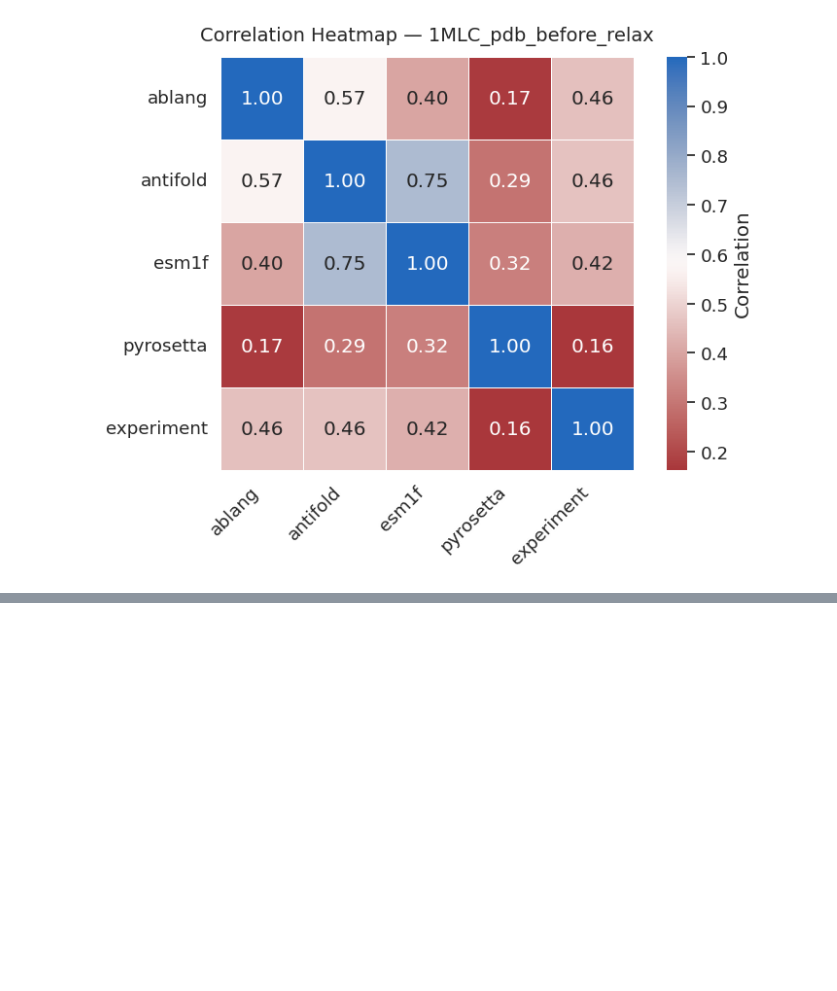
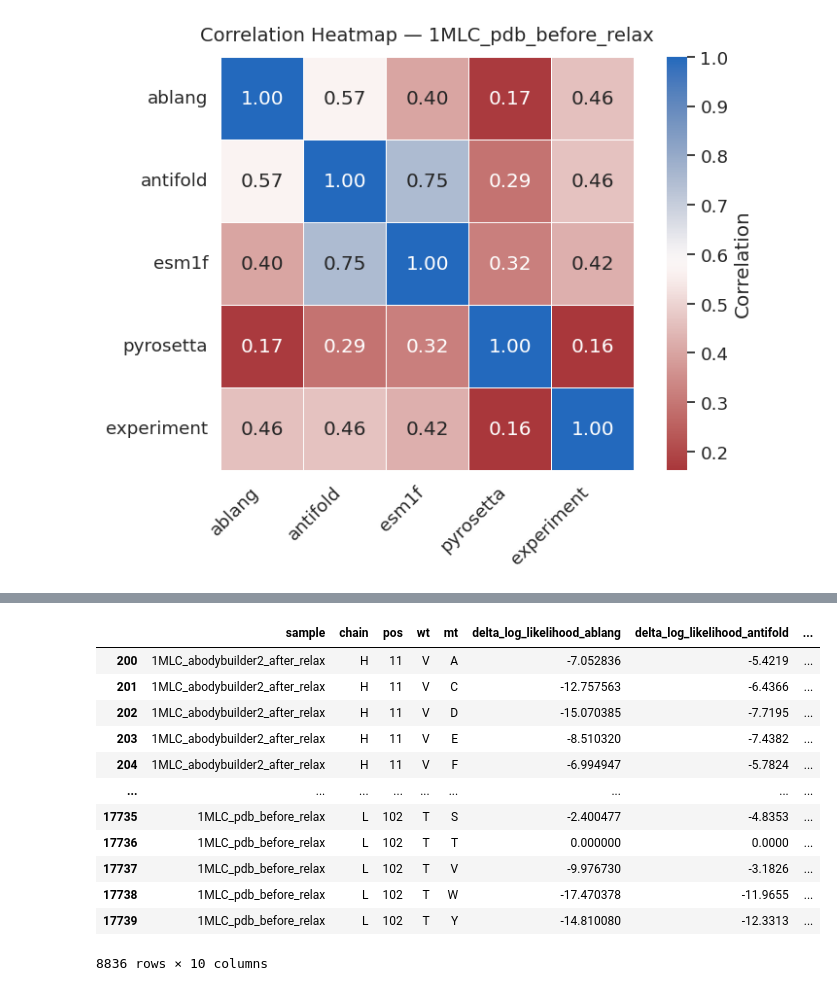
Before and after one commit to WenyueDai/Benchmark_point_mutation_antibody_VHH, a Jupyter notebook: benchmark_results/playground_mAb_DMS/20250715_thermo_mAb.ipynb, the cells around one changed output, grey strips where cells are left out. Saved outputs shown, nothing was run; the diff lists cells and outputs as text; code cells hidden in the pictures; blank space fills up the shorter version.

```diff
--- a/benchmark_results/playground_mAb_DMS/20250715_thermo_mAb.ipynb
+++ b/benchmark_results/playground_mAb_DMS/20250715_thermo_mAb.ipynb
@@ -244,3 +246,26 @@ for sample in samples:
 [figure]
 [figure]
 ... (8 outputs left out)
+# %%
+import pandas as pd
+import seaborn as sns
+import matplotlib.pyplot as plt
+import numpy as np
+
+# === Copy merged dataframe ===
+df = merged_df.copy()
+df
+# %% [output]
+|  | sample | chain | pos | wt | mt | delta_log_likelihood_ablang | delta_log_likelihood_antifold | ... |
+| 200 | 1MLC_abodybuilder2_after_relax | H | 11 | V | A | -7.052836 | -5.4219 | ... |
+| 201 | 1MLC_abodybuilder2_after_relax | H | 11 | V | C | -12.757563 | -6.4366 | ... |
+| 202 | 1MLC_abodybuilder2_after_relax | H | 11 | V | D | -15.070385 | -7.7195 | ... |
+| 203 | 1MLC_abodybuilder2_after_relax | H | 11 | V | E | -8.510320 | -7.4382 | ... |
+| 204 | 1MLC_abodybuilder2_after_relax | H | 11 | V | F | -6.994947 | -5.7824 | ... |
+| ... | ... | ... | ... | ... | ... | ... | ... | ... |
+| 17735 | 1MLC_pdb_before_relax | L | 102 | T | S | -2.400477 | -4.8353 | ... |
+| 17736 | 1MLC_pdb_before_relax | L | 102 | T | T | 0.000000 | 0.0000 | ... |
+| 17737 | 1MLC_pdb_before_relax | L | 102 | T | V | -9.976730 | -3.1826 | ... |
+| 17738 | 1MLC_pdb_before_relax | L | 102 | T | W | -17.470378 | -11.9655 | ... |
+| 17739 | 1MLC_pdb_before_relax | L | 102 | T | Y | -14.810080 | -12.3313 | ... |
+8836 rows × 10 columns
```
Also changed, not shown: parts of 3 cells of this notebook, 2 other files.
